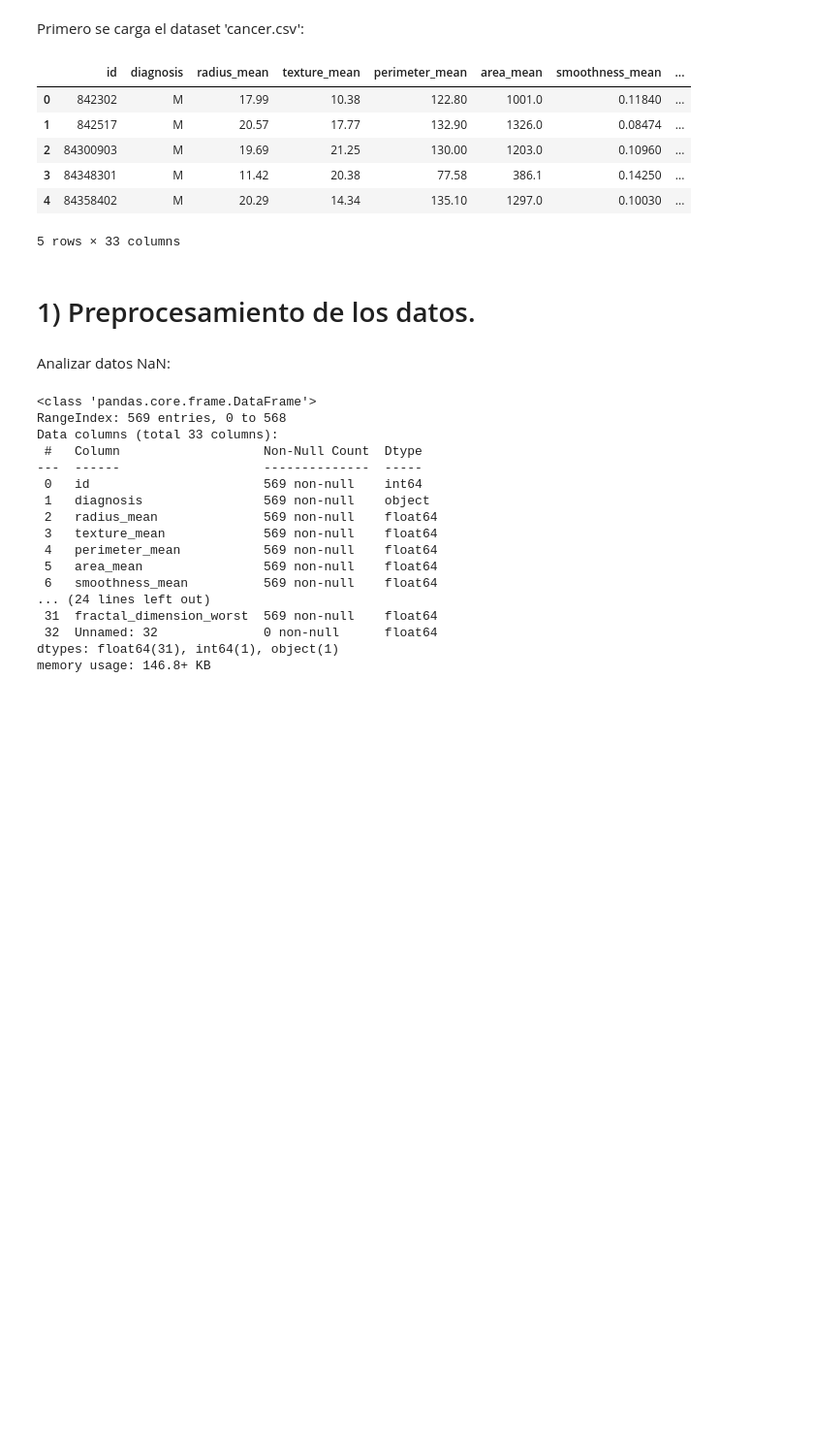
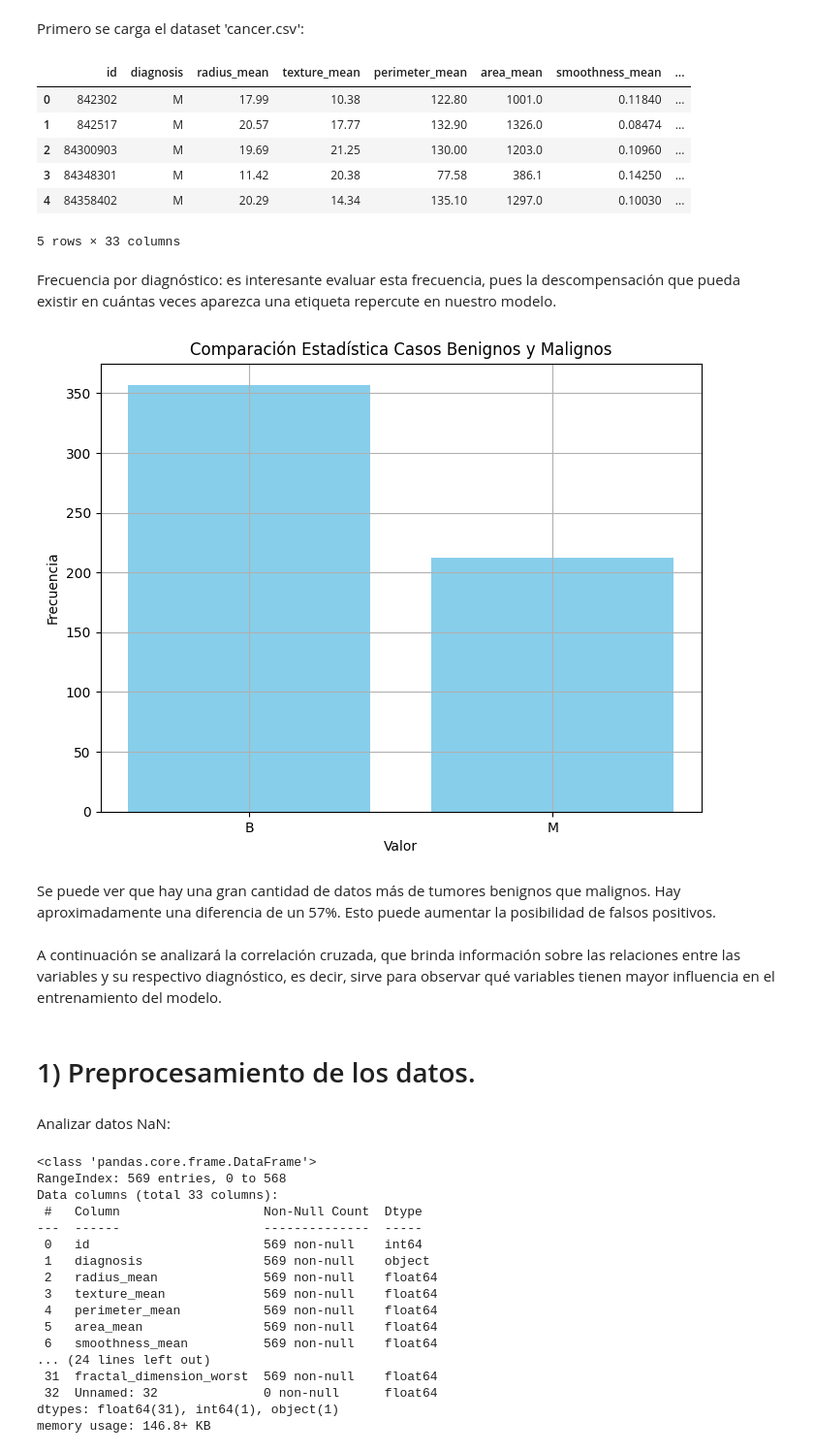
Before and after one commit to Alf-caput/LAB03_Clasificacion, a Jupyter notebook: Practica1LAB03.ipynb, the cells around one changed output. Shown at 97% size. Saved outputs shown, nothing was run; the diff lists cells and outputs as text; code cells hidden in the pictures; blank space fills up the shorter version.

```diff
--- a/Practica1LAB03.ipynb
+++ b/Practica1LAB03.ipynb
@@ -23,6 +25,24 @@ df.head()
 | 3 | 84348301 | M | 11.42 | 20.38 | 77.58 | 386.1 | 0.14250 | ... |
 | 4 | 84358402 | M | 20.29 | 14.34 | 135.10 | 1297.0 | 0.10030 | ... |
 5 rows × 33 columns
+# %% [markdown]
+Frecuencia por diagnóstico: es interesante evaluar esta frecuencia, pues la descompensación que pueda existir en cuántas veces aparezca una etiqueta repercute en nuestro modelo.
+# %%
+tabla_frecuencias = df['diagnosis'].value_counts().reset_index()
+tabla_frecuencias.columns = ['Valor', 'Frecuencia']
+plt.figure(figsize=(8, 6))
+plt.bar(tabla_frecuencias['Valor'], tabla_frecuencias['Frecuencia'], color='skyblue')
+plt.xlabel('Valor')
+plt.ylabel('Frecuencia')
+plt.title('Comparación Estadística Casos Benignos y Malignos')
+plt.grid(True)
+plt.show()
+# %% [output]
+[figure, added]
+# %% [markdown]
+Se puede ver que hay una gran cantidad de datos más de tumores benignos que malignos.  Hay aproximadamente una diferencia de un 57%.  Esto puede aumentar la posibilidad de falsos positivos.
+# %% [markdown]
+A continuación se analizará la correlación cruzada, que brinda información sobre las relaciones entre las variables y su respectivo diagnóstico, es decir, sirve para observar qué variables tienen mayor influencia en el entrenamiento del modelo.
 # %% [markdown]
 # 1) Preprocesamiento de los datos.
 # %% [markdown]
```
Also changed, not shown: parts of 31 cells of this notebook.
